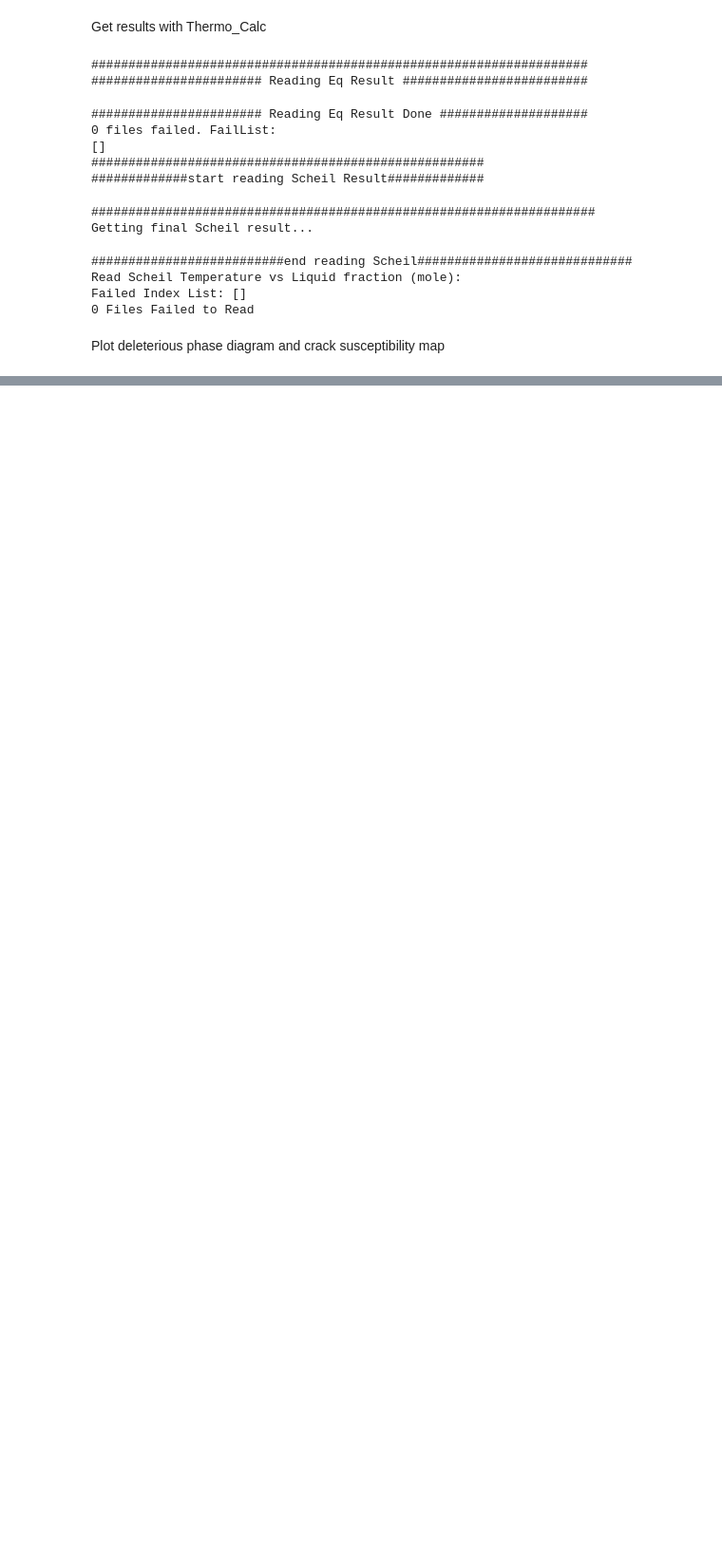
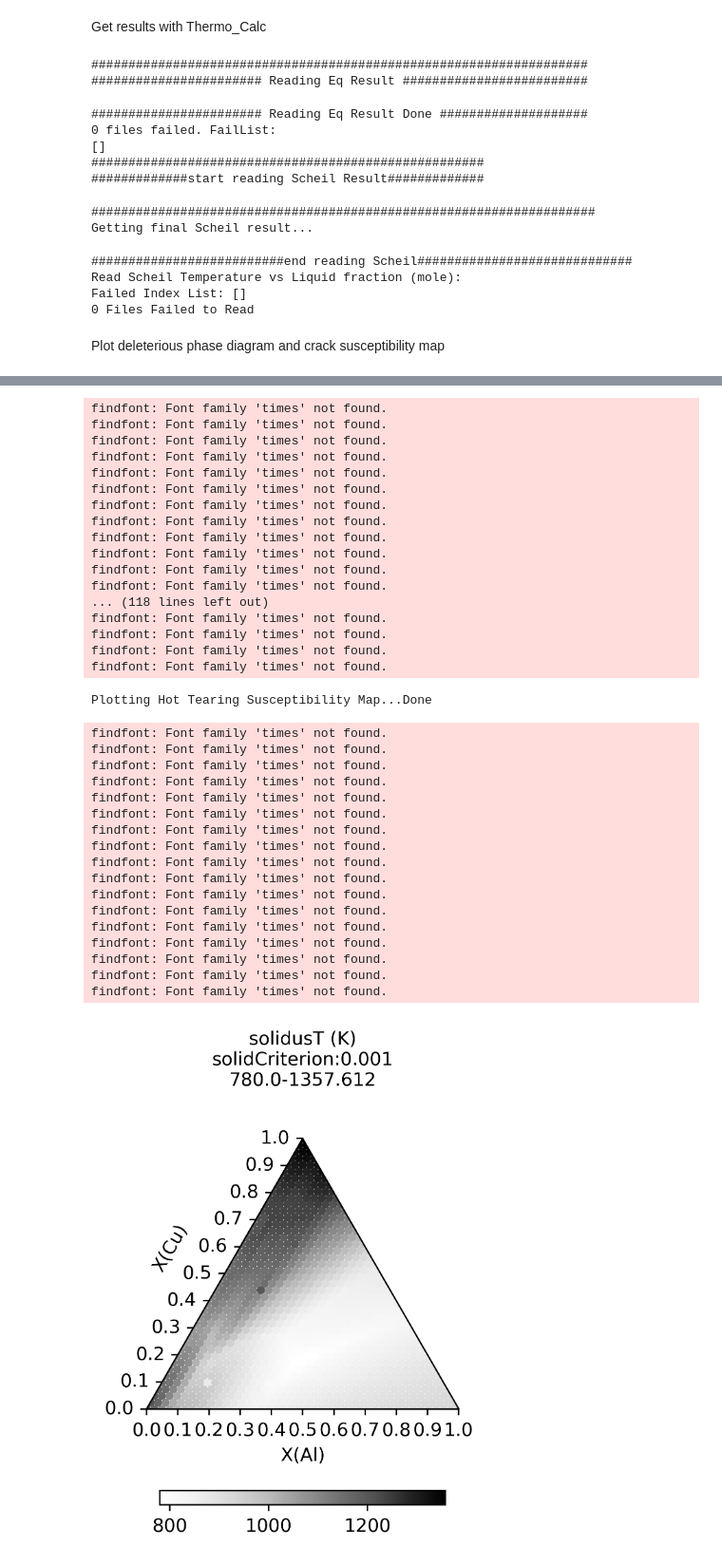
Before and after one commit to PhasesResearchLab/MaterialsMap, a Jupyter notebook: tasks/fmat.ipynb, the cells around one changed output, grey strips where cells are left out. Shown at 95% size. Saved outputs shown, nothing was run; the diff lists cells and outputs as text; code cells hidden in the pictures; blank space fills up the shorter version.

```diff
--- a/tasks/fmat.ipynb
+++ b/tasks/fmat.ipynb
@@ -781,0 +778,4 @@ FileNotFoundError: [Errno 2] No such file or directory: '/Users/sunhui/Desktop/n
+# %%
+from fmat.plot.FeasibilityMap import plotMaps
+plotMaps('./Simulation/09-07-2023-Ag-Al-Cu-database-Ag-Al-Cu','pycalphad')
+# %% [output]
@@ -781,0 +852,36 @@ FileNotFoundError: [Errno 2] No such file or directory: '/Users/sunhui/Desktop/n
+findfont: Font family 'times' not found.
+findfont: Font family 'times' not found.
+findfont: Font family 'times' not found.
+findfont: Font family 'times' not found.
+findfont: Font family 'times' not found.
+findfont: Font family 'times' not found.
+findfont: Font family 'times' not found.
+findfont: Font family 'times' not found.
+findfont: Font family 'times' not found.
+findfont: Font family 'times' not found.
+findfont: Font family 'times' not found.
+findfont: Font family 'times' not found.
+... (118 lines left out)
+findfont: Font family 'times' not found.
+findfont: Font family 'times' not found.
+findfont: Font family 'times' not found.
+findfont: Font family 'times' not found.
+Plotting Hot Tearing Susceptibility Map...Done
+findfont: Font family 'times' not found.
+findfont: Font family 'times' not found.
+findfont: Font family 'times' not found.
+findfont: Font family 'times' not found.
+findfont: Font family 'times' not found.
+findfont: Font family 'times' not found.
+findfont: Font family 'times' not found.
+findfont: Font family 'times' not found.
+findfont: Font family 'times' not found.
+findfont: Font family 'times' not found.
+findfont: Font family 'times' not found.
+findfont: Font family 'times' not found.
+findfont: Font family 'times' not found.
+findfont: Font family 'times' not found.
+findfont: Font family 'times' not found.
+findfont: Font family 'times' not found.
+findfont: Font family 'times' not found.
+[figure, added]
```
Also changed, not shown: parts of 3 cells of this notebook, 46 other files.
